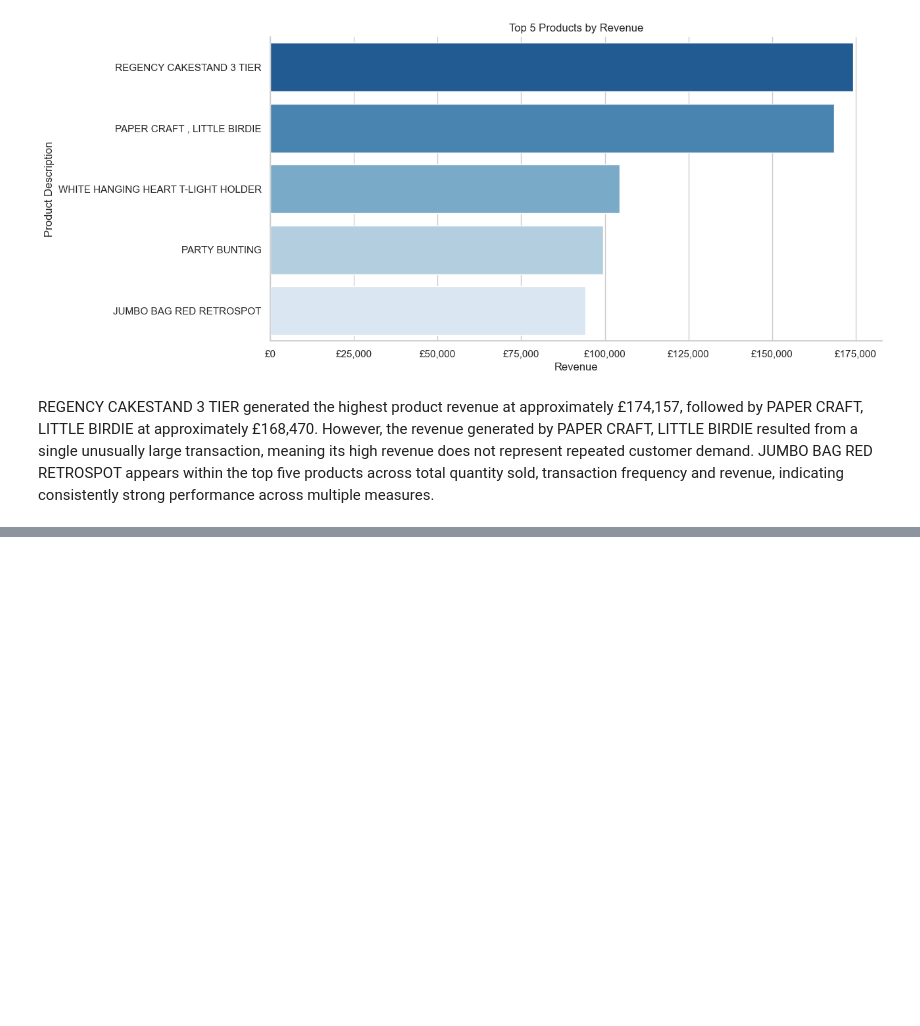
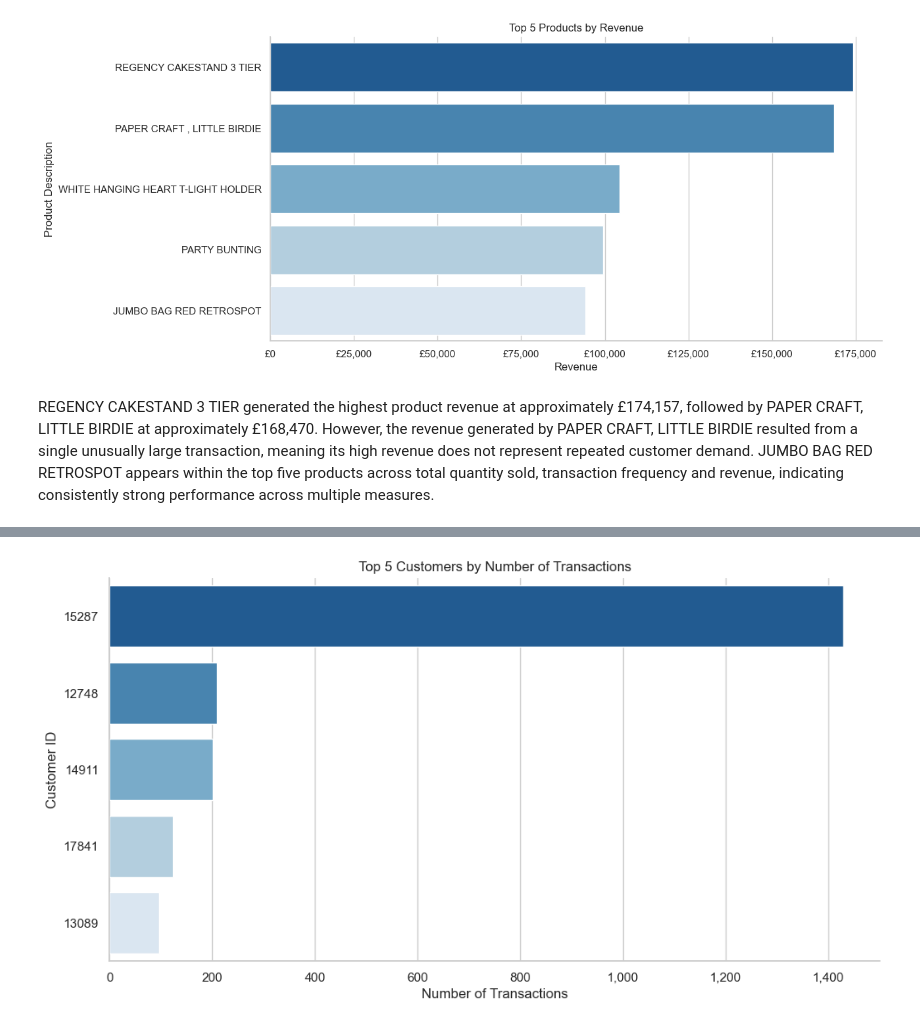
Before and after one commit to sahra02/Online-Retail-Transaction-Analysis, a Jupyter notebook: jupyter_notebooks/02-Exploratory_Data_Analysis.ipynb, the cells around one changed output, grey strips where cells are left out. Drawn from its saved outputs; the diff is of its cells as text; code cells hidden in the pictures; blank space fills up the shorter version.

```diff
--- a/jupyter_notebooks/02-Exploratory_Data_Analysis.ipynb
+++ b/jupyter_notebooks/02-Exploratory_Data_Analysis.ipynb
@@ -593,0 +660,9 @@ REGENCY CAKESTAND 3 TIER generated the highest product revenue at approximately
+# %%
+top_customers_transactions = (
+    df.groupby("CustomerID")["InvoiceNo"]
+    .nunique()
+    .reset_index()
+    .sort_values("InvoiceNo", ascending=False)
+    .head()
+)
+top_customers_transactions
@@ -593,0 +676,22 @@ REGENCY CAKESTAND 3 TIER generated the highest product revenue at approximately
+# %%
+top_customers_transactions["CustomerID"] = top_customers_transactions[
+    "CustomerID"
+].astype(str)
+# %%
+plt.figure(figsize=(12, 6))
+sns.barplot(
+    data=top_customers_transactions,
+    x="InvoiceNo",
+    y="CustomerID",
+    hue="CustomerID",
+    palette="Blues_r",
+    legend=False,
+)
+plt.title("Top 5 Customers by Number of Transactions")
+plt.xlabel("Number of Transactions")
+plt.ylabel("Customer ID")
+plt.gca().xaxis.set_major_formatter(transaction_formatter)
+sns.despine()
+plt.show()
+# %% [output]
+[figure, added]
```
Also changed, not shown: parts of 15 cells of this notebook.
